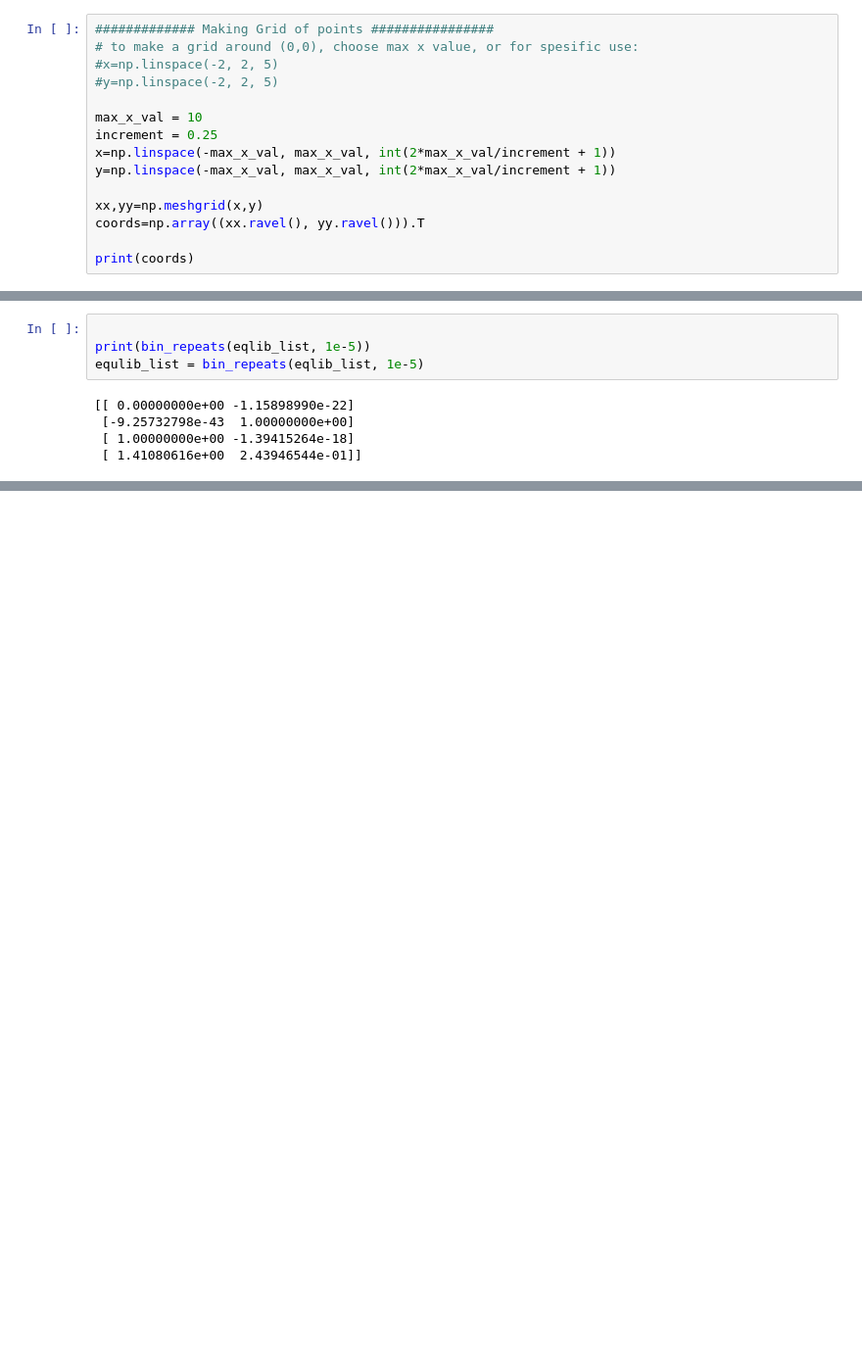
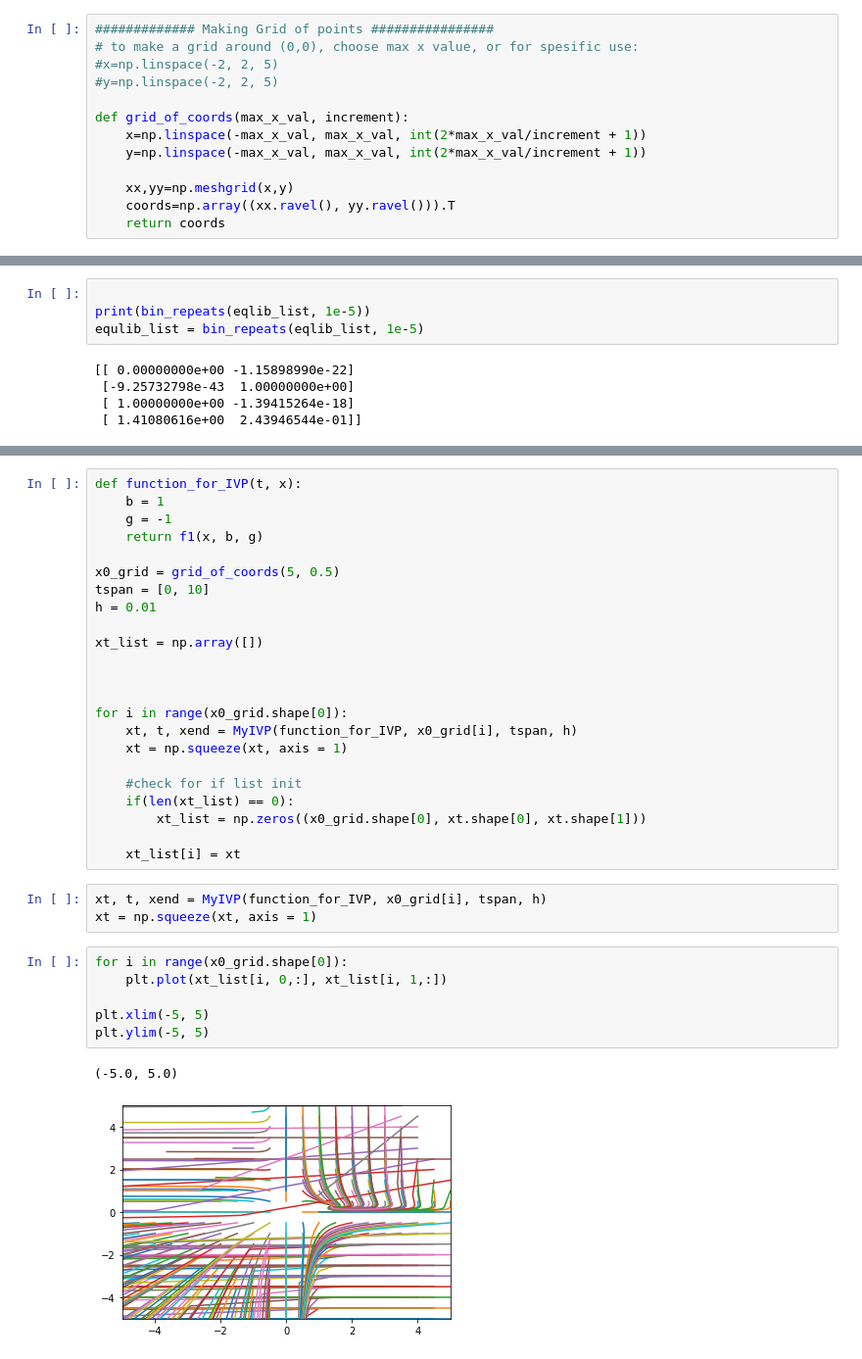
Before and after one commit to aaron-galligan/Case-Study, a Jupyter notebook: MarketCrashes.ipynb, the cells around one changed output, grey strips where cells are left out. Shown at 98% size. Drawn from its saved outputs; the diff is of its cells as text; blank space fills up the shorter version.

```diff
--- a/MarketCrashes.ipynb
+++ b/MarketCrashes.ipynb
@@ -87,12 +92,10 @@ print(x, converged)
 #x=np.linspace(-2, 2, 5)
 #y=np.linspace(-2, 2, 5)
 
-max_x_val = 10
-increment = 0.25
-x=np.linspace(-max_x_val, max_x_val, int(2*max_x_val/increment + 1))
-y=np.linspace(-max_x_val, max_x_val, int(2*max_x_val/increment + 1))
+def grid_of_coords(max_x_val, increment):
+    x=np.linspace(-max_x_val, max_x_val, int(2*max_x_val/increment + 1))
+    y=np.linspace(-max_x_val, max_x_val, int(2*max_x_val/increment + 1))
 
-xx,yy=np.meshgrid(x,y)
-coords=np.array((xx.ravel(), yy.ravel())).T
-
-print(coords)
+    xx,yy=np.meshgrid(x,y)
+    coords=np.array((xx.ravel(), yy.ravel())).T
+    return coords
@@ -198,0 +187,35 @@ print('Test')
+# %%
+def function_for_IVP(t, x):
+    b = 1
+    g = -1
+    return f1(x, b, g)
+
+x0_grid = grid_of_coords(5, 0.5)
+tspan = [0, 10]
+h = 0.01
+
+xt_list = np.array([])
+
+
+
+for i in range(x0_grid.shape[0]):
+    xt, t, xend = MyIVP(function_for_IVP, x0_grid[i], tspan, h)
+    xt = np.squeeze(xt, axis = 1)
+
+    #check for if list init
+    if(len(xt_list) == 0):
+        xt_list = np.zeros((x0_grid.shape[0], xt.shape[0], xt.shape[1]))
+
+    xt_list[i] = xt
+# %%
+xt, t, xend = MyIVP(function_for_IVP, x0_grid[i], tspan, h)
+xt = np.squeeze(xt, axis = 1)
+# %%
+for i in range(x0_grid.shape[0]):
+    plt.plot(xt_list[i, 0,:], xt_list[i, 1,:])
+
+plt.xlim(-5, 5)
+plt.ylim(-5, 5)
+# %% [output]
+(-5.0, 5.0)
+[figure, added]
```
Also changed, not shown: parts of 12 cells of this notebook.
